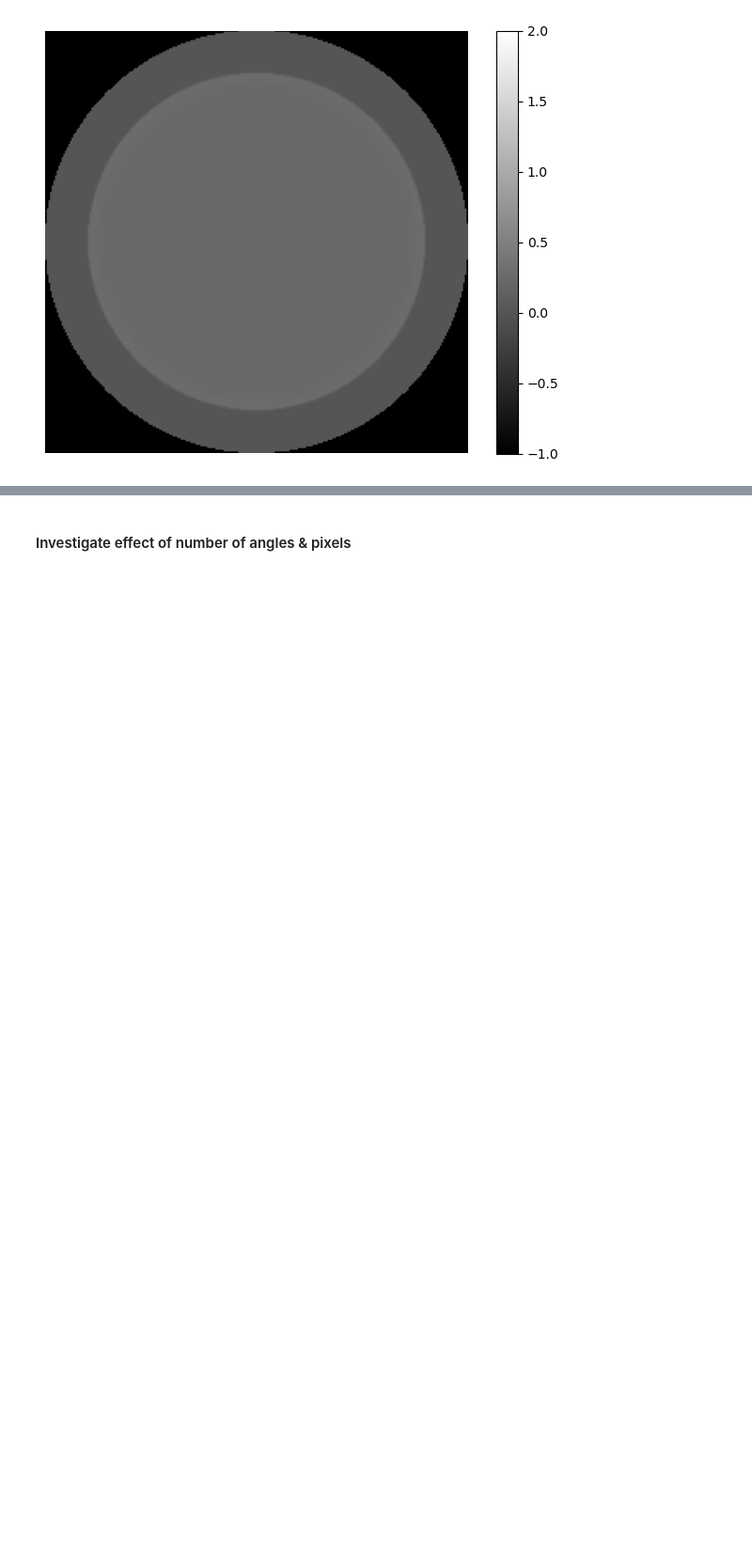
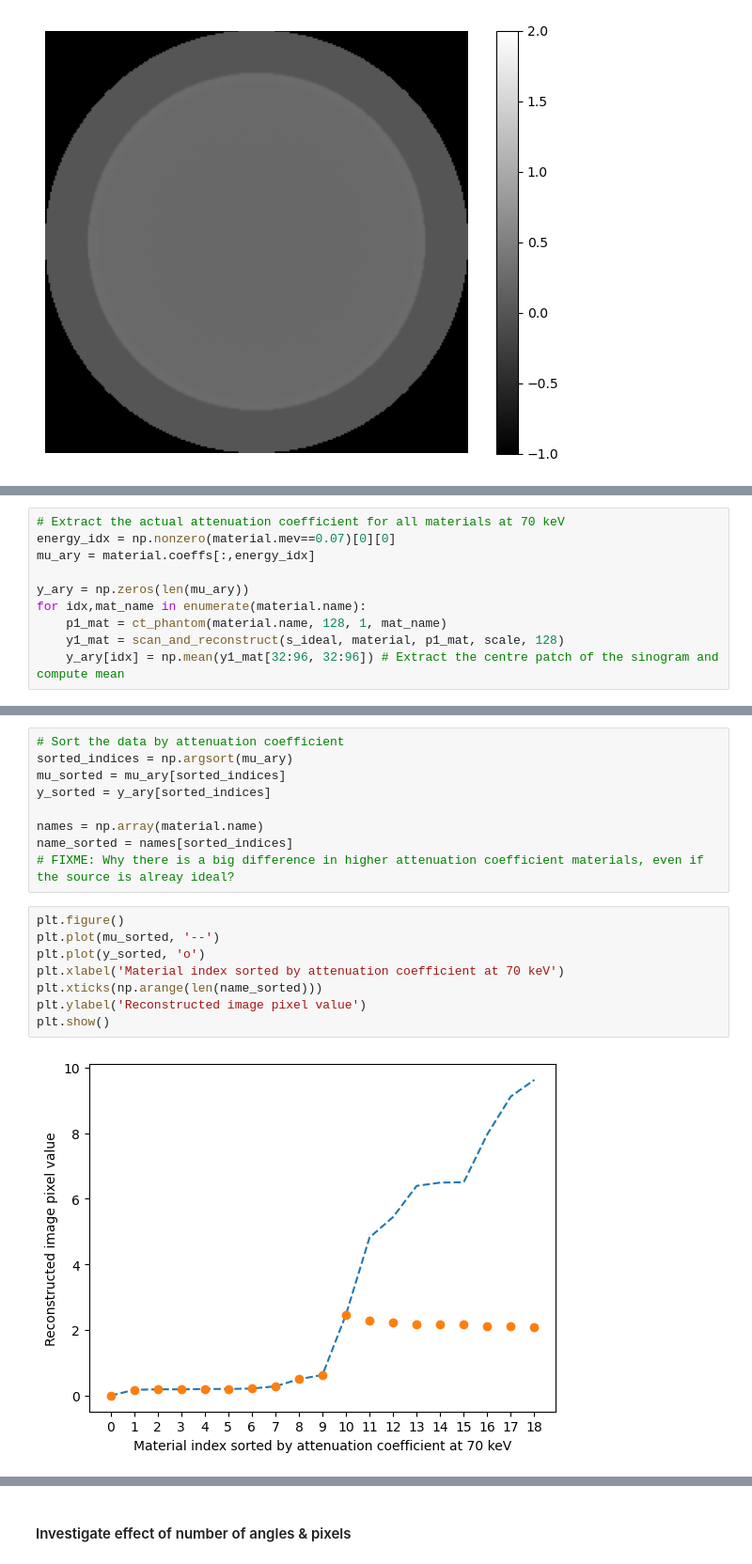
Before and after one commit to SunnyRT/GG2_CT_reconstruction, a Jupyter notebook: exp_rt.ipynb, the cells around one changed output, grey strips where cells are left out. Shown at 94% size. Saved outputs shown, nothing was run; the diff lists cells and outputs as text; blank space fills up the shorter version.

```diff
--- a/exp_rt.ipynb
+++ b/exp_rt.ipynb
@@ -432,0 +477,10 @@ draw(y2_filter, caxis=[0,1])
+# %%
+# Extract the actual attenuation coefficient for all materials at 70 keV
+energy_idx = np.nonzero(material.mev==0.07)[0][0]
+mu_ary = material.coeffs[:,energy_idx]
+
+y_ary = np.zeros(len(mu_ary))
+for idx,mat_name in enumerate(material.name):
+    p1_mat = ct_phantom(material.name, 128, 1, mat_name)
+    y1_mat = scan_and_reconstruct(s_ideal, material, p1_mat, scale, 128)
+    y_ary[idx] = np.mean(y1_mat[32:96, 32:96]) # Extract the centre patch of the sinogram and compute mean
@@ -432,0 +505,19 @@ draw(y2_filter, caxis=[0,1])
+# %%
+# Sort the data by attenuation coefficient
+sorted_indices = np.argsort(mu_ary)
+mu_sorted = mu_ary[sorted_indices]
+y_sorted = y_ary[sorted_indices]
+
+names = np.array(material.name)
+name_sorted = names[sorted_indices]
+# FIXME: Why there is a big difference in higher attenuation coefficient materials, even if the source is alreay ideal?
+# %%
+plt.figure()
+plt.plot(mu_sorted, '--')
+plt.plot(y_sorted, 'o')
+plt.xlabel('Material index sorted by attenuation coefficient at 70 keV')
+plt.xticks(np.arange(len(name_sorted)))
+plt.ylabel('Reconstructed image pixel value')
+plt.show()
+# %% [output]
+[figure, added]
```
Also changed, not shown: parts of 28 cells of this notebook, 1 other file.
